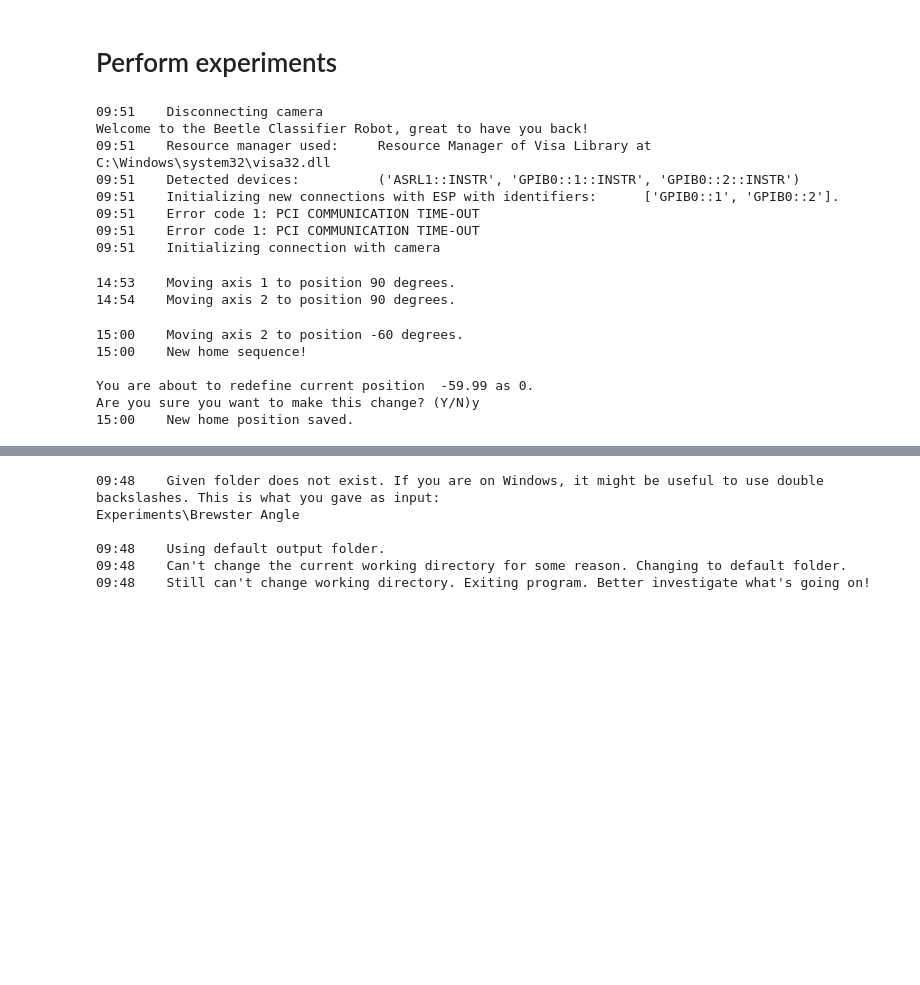
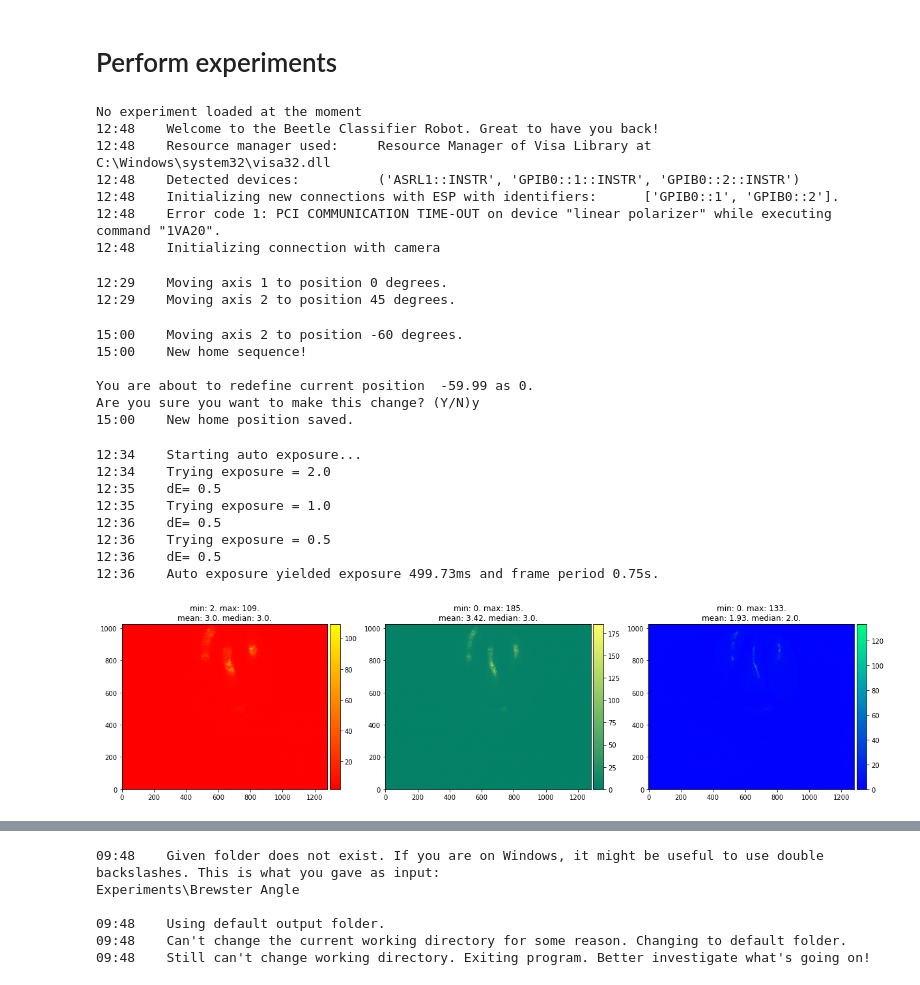
Before and after one commit to MooiMop/Beetle-Classifer-Robot, a Jupyter notebook: master.ipynb, the cells around one changed output, grey strips where cells are left out. Saved outputs shown, nothing was run; the diff lists cells and outputs as text; code cells hidden in the pictures; blank space fills up the shorter version.

```diff
--- a/master.ipynb
+++ b/master.ipynb
@@ -55,31 +55,27 @@ importlib.reload(BCR)
 user = 'Naor Scheinowitz'
 
 if 'exp' in globals():
-    exp.cam.shutdown()
-    exp.ESP.shutdown()
     del exp
 else:
     print('No experiment loaded at the moment')
 
 exp = BCR.BCR(user)
 # %% [output]
-09:51    Disconnecting camera
-Welcome to the Beetle Classifier Robot, great to have you back!
-09:51    Resource manager used:     Resource Manager of Visa Library at C:\Windows\system32\visa32.dll
-09:51    Detected devices:          ('ASRL1::INSTR', 'GPIB0::1::INSTR', 'GPIB0::2::INSTR')
-09:51    Initializing new connections with ESP with identifiers:      ['GPIB0::1', 'GPIB0::2'].
-09:51    Error code 1: PCI COMMUNICATION TIME-OUT
-09:51    Error code 1: PCI COMMUNICATION TIME-OUT
-09:51    Initializing connection with camera
+No experiment loaded at the moment
+12:48    Welcome to the Beetle Classifier Robot. Great to have you back!
+12:48    Resource manager used:     Resource Manager of Visa Library at C:\Windows\system32\visa32.dll
+12:48    Detected devices:          ('ASRL1::INSTR', 'GPIB0::1::INSTR', 'GPIB0::2::INSTR')
+12:48    Initializing new connections with ESP with identifiers:      ['GPIB0::1', 'GPIB0::2'].
+12:48    Error code 1: PCI COMMUNICATION TIME-OUT on device "linear polarizer" while executing command "1VA20".
+12:48    Initializing connection with camera
 # %%
-t = 90
-exp.big_arm.move(-90+2*t,'absolute')
+t = 45
+exp.big_arm.move(-90 + 2 * t,'absolute')
 exp.sample.move(t,'absolute')
-
-#exp.big_arm.move(80,'absolute')
+#xp.polarizer.quart_lambda.move(0,'absolute')
 # %% [output]
-14:53    Moving axis 1 to position 90 degrees.
-14:54    Moving axis 2 to position 90 degrees.
+12:29    Moving axis 1 to position 0 degrees.
+12:29    Moving axis 2 to position 45 degrees.
 # %%
 #exp.sample.move(-90,'absolute')
 #exp.sample.define_home()
@@ -90,3 +86,15 @@ exp.sample.move(t,'absolute')
 You are about to redefine current position  -59.99 as 0.
 Are you sure you want to make this change? (Y/N)y
 15:00    New home position saved.
+# %%
+exp.cam.auto_expose(target=200, E_start=2.0)
+# %% [output]
+12:34    Starting auto exposure...
+12:34    Trying exposure = 2.0
+12:35    dE= 0.5
+12:35    Trying exposure = 1.0
+12:36    dE= 0.5
+12:36    Trying exposure = 0.5
+12:36    dE= 0.5
+12:36    Auto exposure yielded exposure 499.73ms and frame period 0.75s.
+[figure, added]
```
Also changed, not shown: parts of 9 cells of this notebook, 9 other files.
